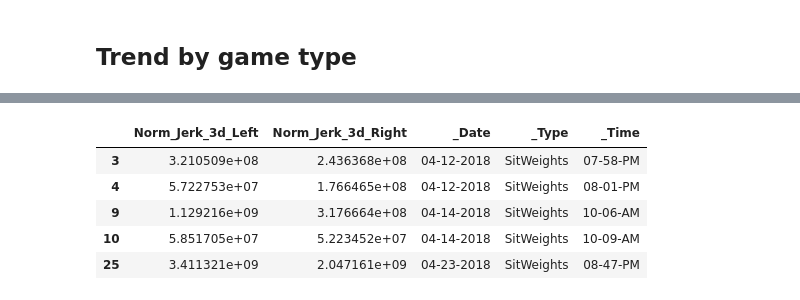
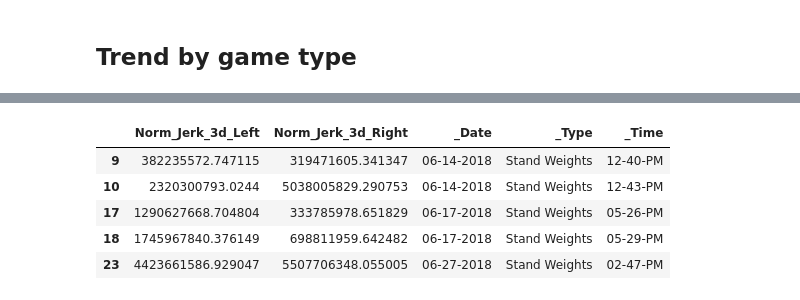
Before and after one commit to MengxuanMa2016/Data_Visualization_Python, a Jupyter notebook: Visualization_of_assessment_outcomes_smoothness.ipynb, the cells around one changed output, grey strips where cells are left out. Drawn from its saved outputs; the diff is of its cells as text; code cells hidden in the pictures.

```diff
--- a/Visualization_of_assessment_outcomes_smoothness.ipynb
+++ b/Visualization_of_assessment_outcomes_smoothness.ipynb
@@ -438,15 +486,15 @@ print(stroke_df._Type.unique())
 # %%
-selected_type = 'SitWeights'
+selected_type = 'Stand Weights'
 one_game_df = stroke_df.loc[stroke_df['_Type'] == selected_type]
 one_game_df = one_game_df[[metric_left,metric_right,'_Date','_Type','_Time']]
 display(one_game_df[:5])
 # %% [output]
 |  | Norm_Jerk_3d_Left | Norm_Jerk_3d_Right | _Date | _Type | _Time |
-| 3 | 3.210509e+08 | 2.436368e+08 | 04-12-2018 | SitWeights | 07-58-PM |
-| 4 | 5.722753e+07 | 1.766465e+08 | 04-12-2018 | SitWeights | 08-01-PM |
-| 9 | 1.129216e+09 | 3.176664e+08 | 04-14-2018 | SitWeights | 10-06-AM |
-| 10 | 5.851705e+07 | 5.223452e+07 | 04-14-2018 | SitWeights | 10-09-AM |
-| 25 | 3.411321e+09 | 2.047161e+09 | 04-23-2018 | SitWeights | 08-47-PM |
+| 9 | 382235572.747115 | 319471605.341347 | 06-14-2018 | Stand Weights | 12-40-PM |
+| 10 | 2320300793.0244 | 5038005829.290753 | 06-14-2018 | Stand Weights | 12-43-PM |
+| 17 | 1290627668.704804 | 333785978.651829 | 06-17-2018 | Stand Weights | 05-26-PM |
+| 18 | 1745967840.376149 | 698811959.642482 | 06-17-2018 | Stand Weights | 05-29-PM |
+| 23 | 4423661586.929047 | 5507706348.055005 | 06-27-2018 | Stand Weights | 02-47-PM |
 # %%
 one_game_title = metric + ' assessment over time for ' + selected_type + ' game'
 one_game_display_df = overtime_analysis(one_game_df, metric_left, metric_right, one_game_title , baseline_dataframe=health_df)
```
Also changed, not shown: parts of 24 cells of this notebook.
